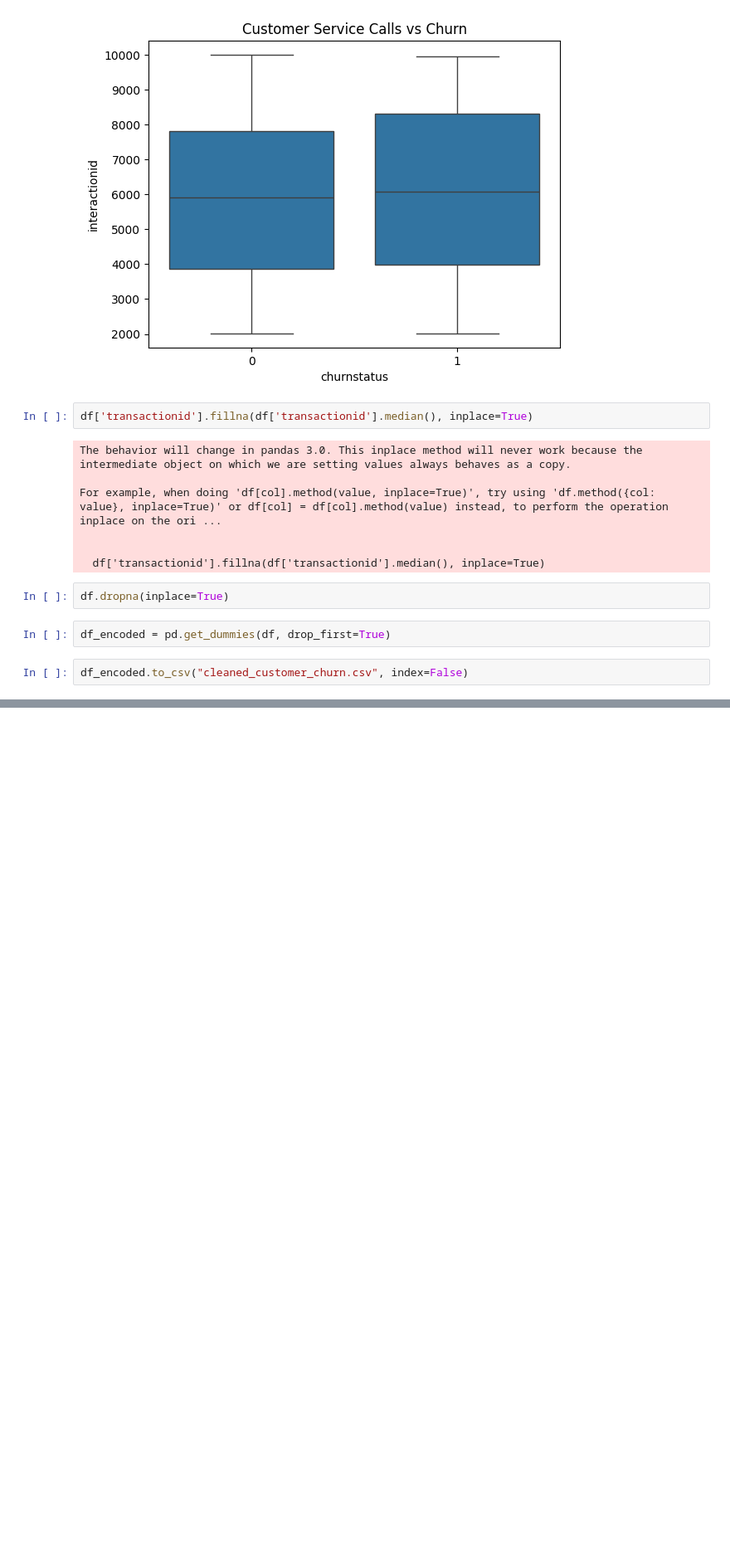
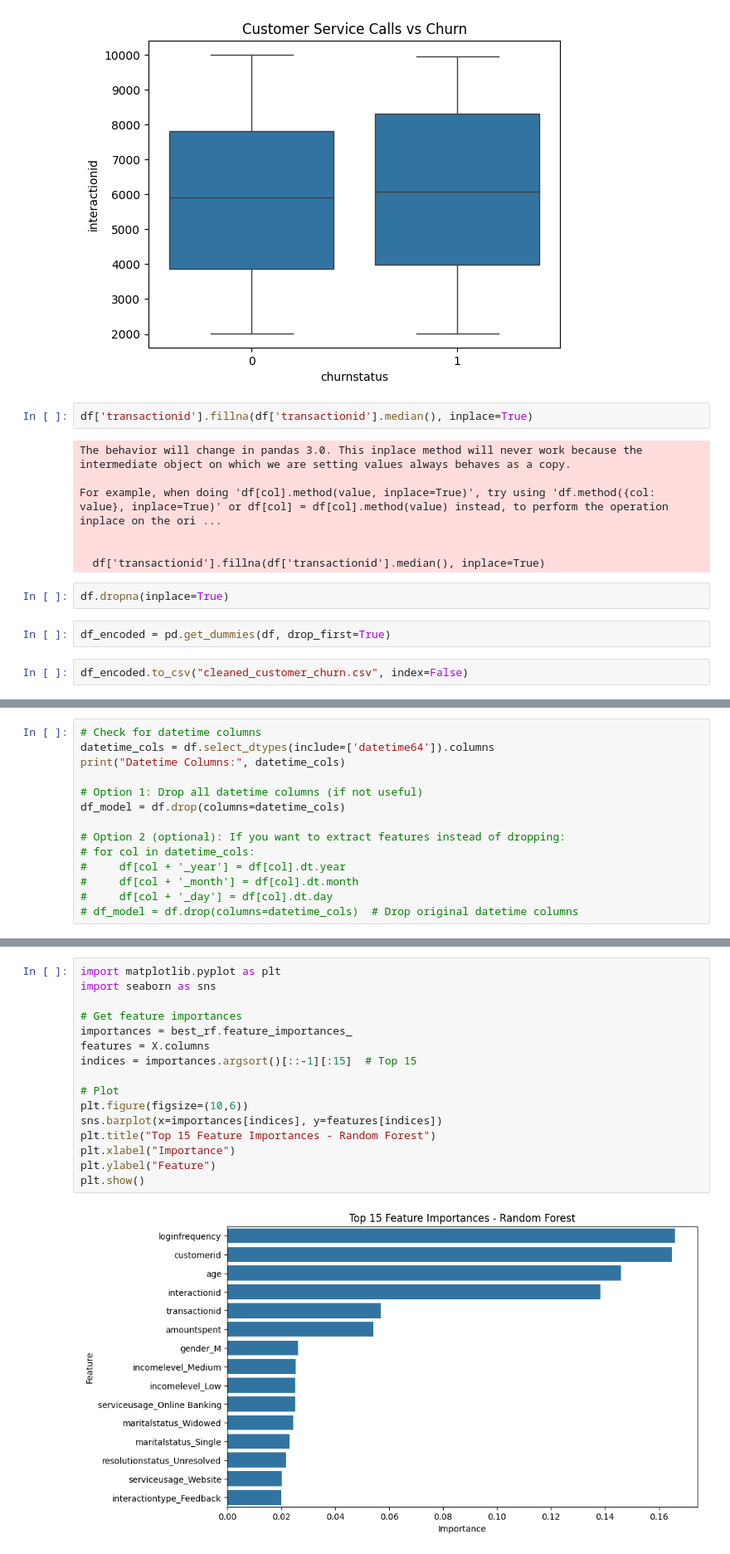
Before and after one commit to uday-12345678/Birdify, a Jupyter notebook: customer_churn_analysis.ipynb, the cells around one changed output, grey strips where cells are left out. Shown: that part at 83% size. Cells and saved outputs as stored; diff of their text form; blank space fills up the shorter version.

```diff
--- a/customer_churn_analysis.ipynb
+++ b/customer_churn_analysis.ipynb
@@ -166,0 +202,14 @@ files.download('cleaned_customer_churn.csv')
+# %%
+# Check for datetime columns
+datetime_cols = df.select_dtypes(include=['datetime64']).columns
+print("Datetime Columns:", datetime_cols)
+
+# Option 1: Drop all datetime columns (if not useful)
+df_model = df.drop(columns=datetime_cols)
+
+# Option 2 (optional): If you want to extract features instead of dropping:
+# for col in datetime_cols:
+#     df[col + '_year'] = df[col].dt.year
+#     df[col + '_month'] = df[col].dt.month
+#     df[col + '_day'] = df[col].dt.day
+# df_model = df.drop(columns=datetime_cols)  # Drop original datetime columns
@@ -166,0 +337,18 @@ files.download('cleaned_customer_churn.csv')
+# %%
+import matplotlib.pyplot as plt
+import seaborn as sns
+
+# Get feature importances
+importances = best_rf.feature_importances_
+features = X.columns
+indices = importances.argsort()[::-1][:15]  # Top 15
+
+# Plot
+plt.figure(figsize=(10,6))
+sns.barplot(x=importances[indices], y=features[indices])
+plt.title("Top 15 Feature Importances - Random Forest")
+plt.xlabel("Importance")
+plt.ylabel("Feature")
+plt.show()
+# %% [output]
+[figure, added]
```
Also changed, not shown: parts of 6 cells of this notebook.
